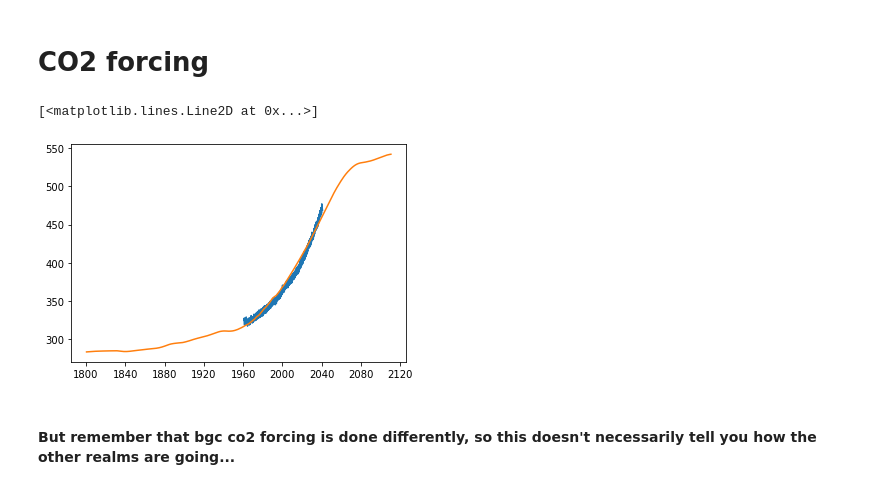
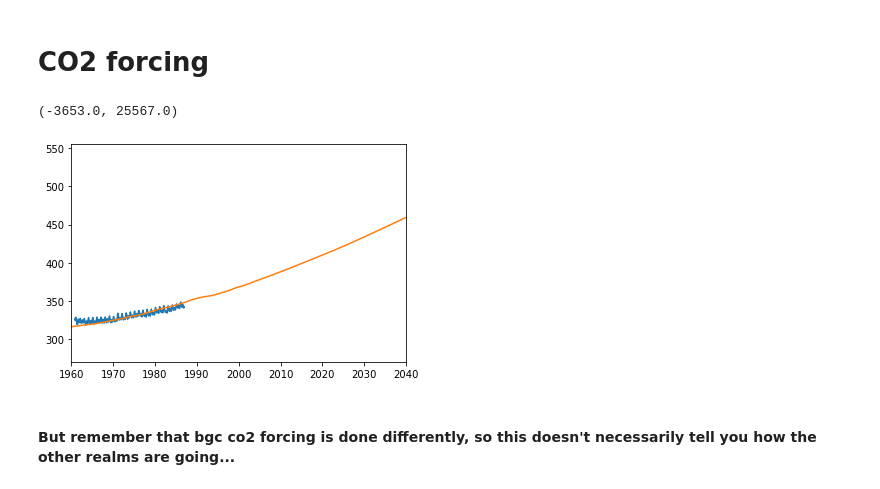
Before and after one commit to dougiesquire/cm-historical, a Jupyter notebook: notebooks/hist_mem001.ipynb, the cells around one changed output. Saved outputs shown, nothing was run; the diff lists cells and outputs as text; code cells hidden in the pictures.

```diff
--- a/notebooks/hist_mem001.ipynb
+++ b/notebooks/hist_mem001.ipynb
@@ -100,3 +96,8 @@ d = xr.open_zarr(
+# %%
+files = sorted(glob.glob('/scratch/ux06/ds0092/CAFE/historical/WIP/progress_check/hist-no_volcanos/ocean_bgc_month*.nc'))
+files_dt1200 = sorted(glob.glob('/scratch/ux06/ds0092/CAFE/historical/WIP/progress_check/hist-no_volcanos/DT1200/ocean_bgc_month*.nc'))
+# %%
+paco2_dt1200 = xr.open_mfdataset(files + files_dt1200)['paco2']
 # %%
 def read_gblannualdata(file_name):
     with open(file_name, 'r') as data:
@@ -120,14 +121,16 @@ def decimal_year_to_datetime(year):
     return np.datetime64(
         base + timedelta(seconds=(base.replace(year=base.year + 1) - base).total_seconds() * rem))
 # %%
-paco2 = d['paco2'].mean(['yt_ocean','xt_ocean']).squeeze()
-plt.plot([np.datetime64(t.strftime()) for t in paco2.time.values],
-         paco2)
+paco2_dt1200_gbl = paco2_dt1200.mean(['yt_ocean','xt_ocean']).squeeze()
+plt.plot([np.datetime64(t.strftime()) for t in paco2_dt1200_gbl.time.values],
+         paco2_dt1200_gbl)
 plt.plot([decimal_year_to_datetime(y) for y in f.year.values],
          f)
+plt.xlim(np.datetime64('1960-01-01'),
+         np.datetime64('2040-01-01'))
 # %% [output]
-[<matplotlib.lines.Line2D at 0x...>]
+(-3653.0, 25567.0)
-[figure, old version]
+[figure, new version]
 # %% [markdown]
 #### But remember that bgc co2 forcing is done differently, so this doesn't necessarily tell you how the other realms are going...
 # %% [markdown]
```
Also changed, not shown: parts of 1 cell of this notebook.
